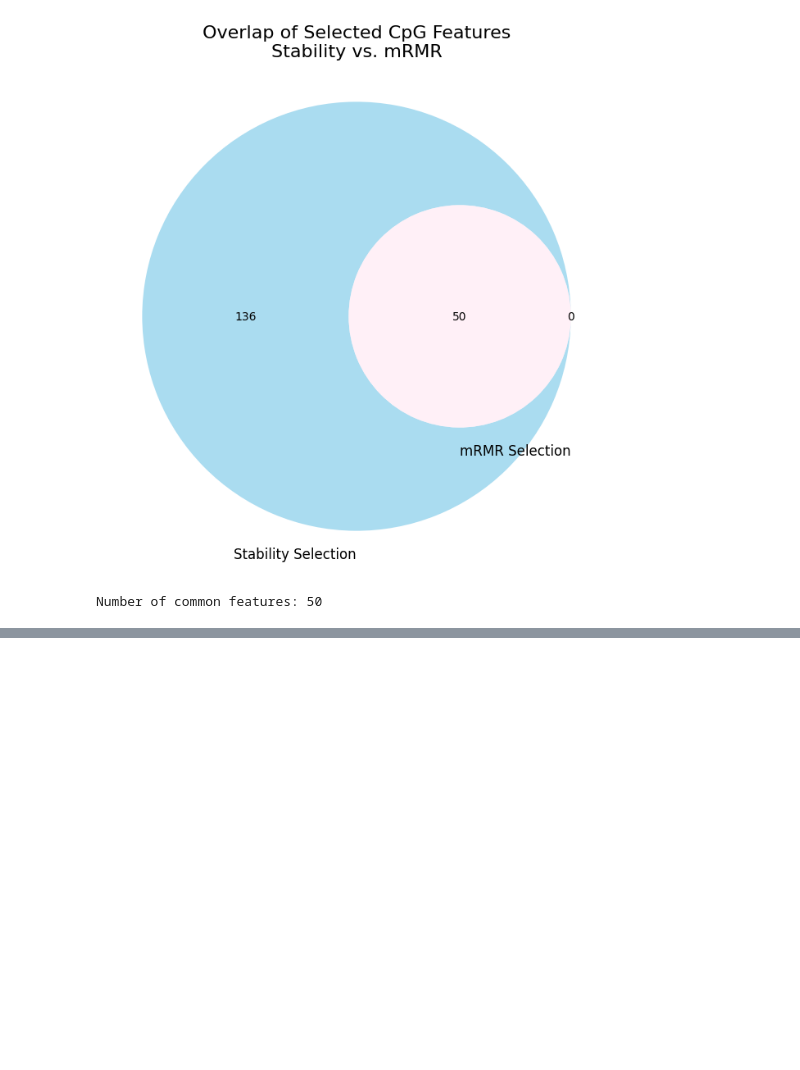
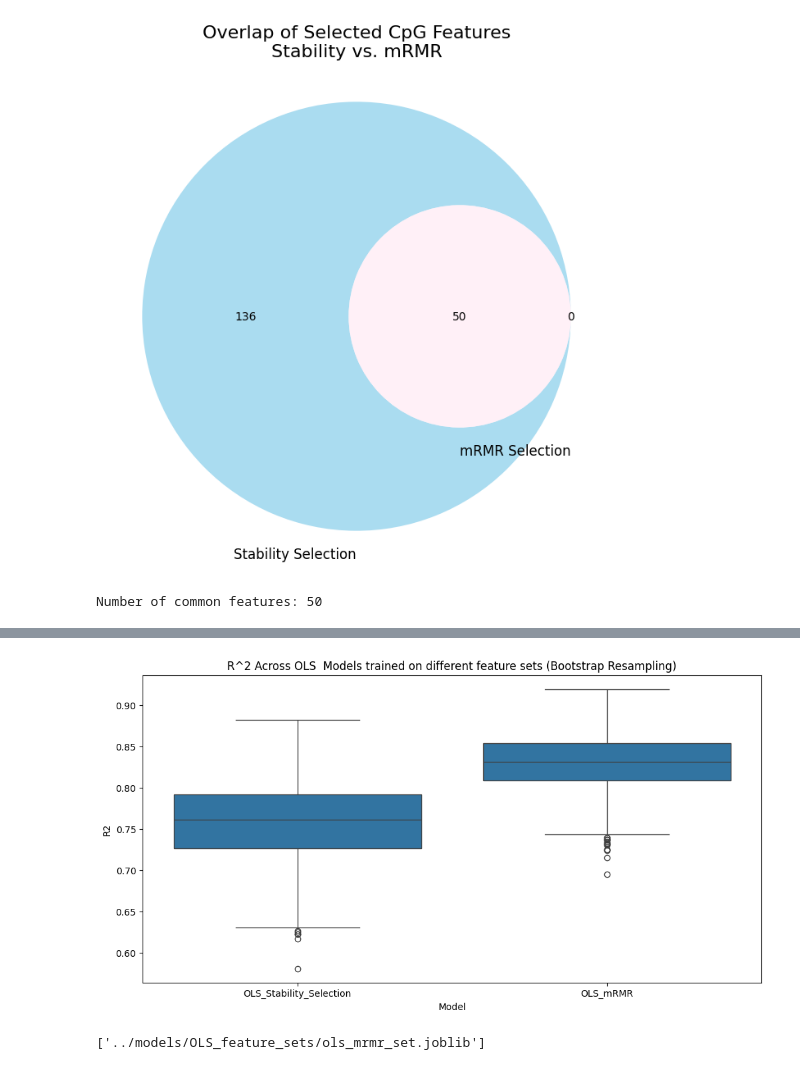
Before and after one commit to xanthippilouka/MLCB_Assignment1_Louka, a Jupyter notebook: notebooks/feature_selection.ipynb, the cells around one changed output, grey strips where cells are left out. Drawn from its saved outputs; the diff is of its cells as text; code cells hidden in the pictures; blank space fills up the shorter version.

```diff
--- a/notebooks/feature_selection.ipynb
+++ b/notebooks/feature_selection.ipynb
@@ -295,0 +368,19 @@ Number of common features: 50
+# %%
+#R2 Boxplot for the OLS models
+plt.figure(figsize=(12,6))
+sns.boxplot(data=OLS_features_results, x='Model', y='R2')
+plt.title('R^2 Across OLS  Models trained on different feature sets (Bootstrap Resampling)')
+plt.savefig('../figures/Task3_Figures/R2_OLS_feature_sets.png', dpi=300, bbox_inches='tight')
+plt.show()
+# %% [output]
+[figure, added]
+# %%
+#Save OLS models for the 2 different feature sets
+import joblib
+
+os.makedirs('../models/OLS_feature_sets', exist_ok=True)
+
+joblib.dump(OLS_stable, '../models/OLS_feature_sets/ols_stability_selection_set.joblib' )
+joblib.dump(OLS_mrmr, '../models/OLS_feature_sets/ols_mrmr_set.joblib' )
+# %% [output]
+['../models/OLS_feature_sets/ols_mrmr_set.joblib']
```
Also changed, not shown: parts of 5 cells of this notebook, 4 other files.
